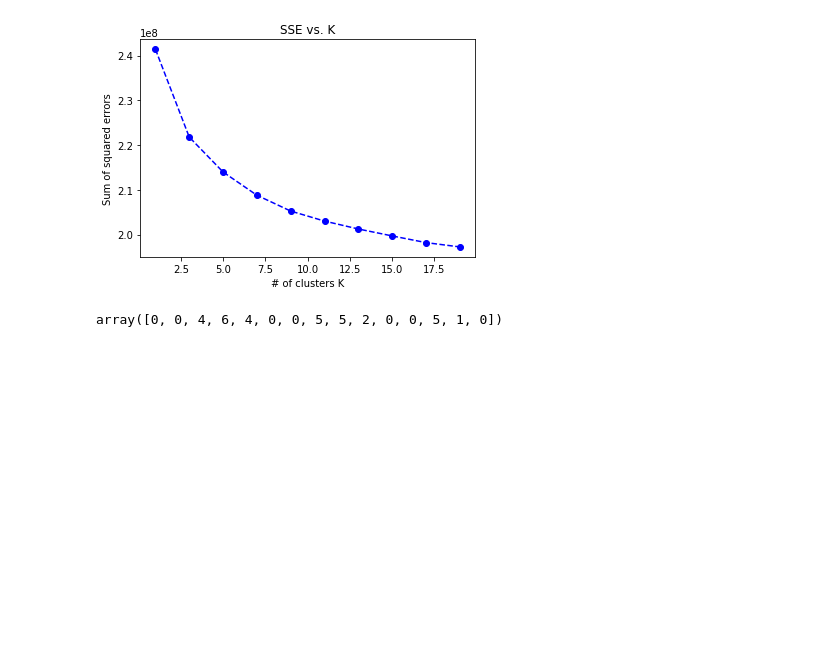
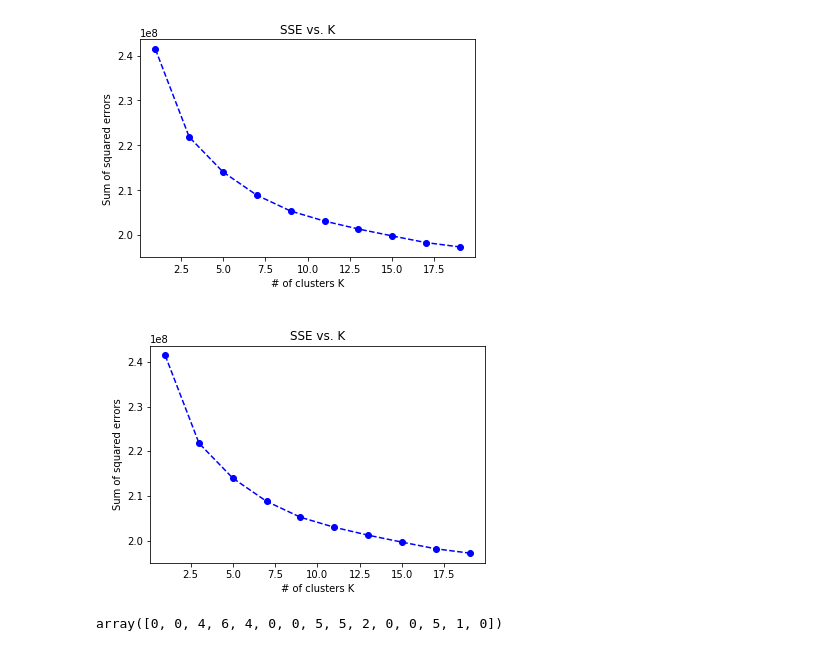
Before and after one commit to ursulahneumann/Arvato_capstone, a Jupyter notebook: Arvato_capstone.ipynb, the cells around one changed output. Drawn from its saved outputs; the diff is of its cells as text; code cells hidden in the pictures; blank space fills up the shorter version.

```diff
--- a/Arvato_capstone.ipynb
+++ b/Arvato_capstone.ipynb
@@ -1221,6 +1234,12 @@ elbow_plot(azdias_X_pca_200, 1, 20, 2)
 19
 2044.1062817573547
 [figure]
+# %%
+# Have saved version of embow plot since it takes hours to generate
+from IPython.display import Image
+Image(filename='elbow_plot.png')
+# %% [output]
+[figure, added]
 # %%
 # Fit the k-means model with the selected number of clusters and obtain
 # cluster predictions for the general population demographics data (azdias).
```
Also changed, not shown: parts of 28 cells of this notebook.
